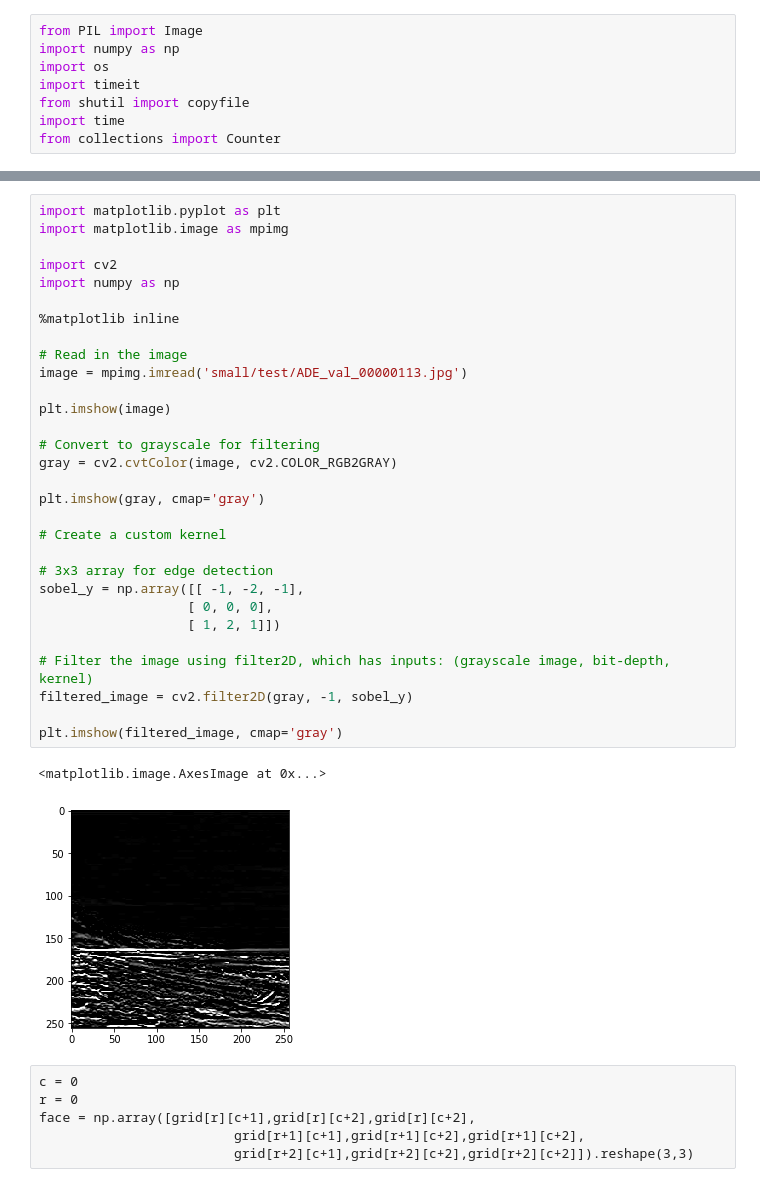
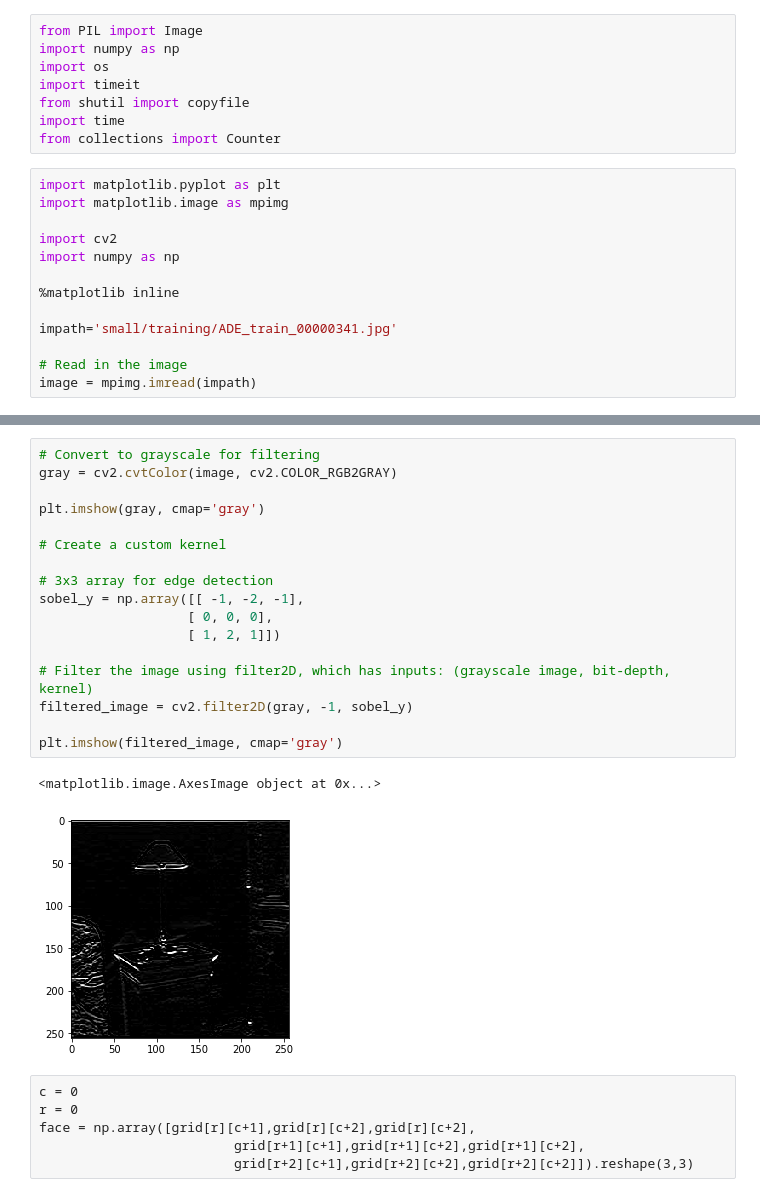
Before and after one commit to kimrharper/image_segmentation, a Jupyter notebook: edge_detector.ipynb, the cells around one changed output, grey strips where cells are left out. Cells and saved outputs as stored; diff of their text form.

```diff
--- a/edge_detector.ipynb
+++ b/edge_detector.ipynb
@@ -6,3 +6,16 @@ import timeit
 from shutil import copyfile
 import time
 from collections import Counter
+# %%
+import matplotlib.pyplot as plt
+import matplotlib.image as mpimg
+
+import cv2
+import numpy as np
+
+%matplotlib inline
+
+impath='small/training/ADE_train_00000341.jpg'
+
+# Read in the image
+image = mpimg.imread(impath)
@@ -9,36 +30,23 @@ from collections import Counter
 # %%
-import matplotlib.pyplot as plt
-import matplotlib.image as mpimg
-
-import cv2
-import numpy as np
-
-%matplotlib inline
-
-# Read in the image
-image = mpimg.imread('small/test/ADE_val_00000113.jpg')
-
-plt.imshow(image)
-
 # Convert to grayscale for filtering
 gray = cv2.cvtColor(image, cv2.COLOR_RGB2GRAY)
 
 plt.imshow(gray, cmap='gray')
 
 # Create a custom kernel
 
 # 3x3 array for edge detection
 sobel_y = np.array([[ -1, -2, -1],
                    [ 0, 0, 0],
                    [ 1, 2, 1]])
 
 # Filter the image using filter2D, which has inputs: (grayscale image, bit-depth, kernel)
 filtered_image = cv2.filter2D(gray, -1, sobel_y)
 
 plt.imshow(filtered_image, cmap='gray')
 # %% [output]
-<matplotlib.image.AxesImage at 0x...>
+<matplotlib.image.AxesImage object at 0x...>
-[figure, old version]
+[figure, new version]
 # %% [raw]
 c = 0
 r = 0
```
Also changed, not shown: parts of 16 cells of this notebook.
